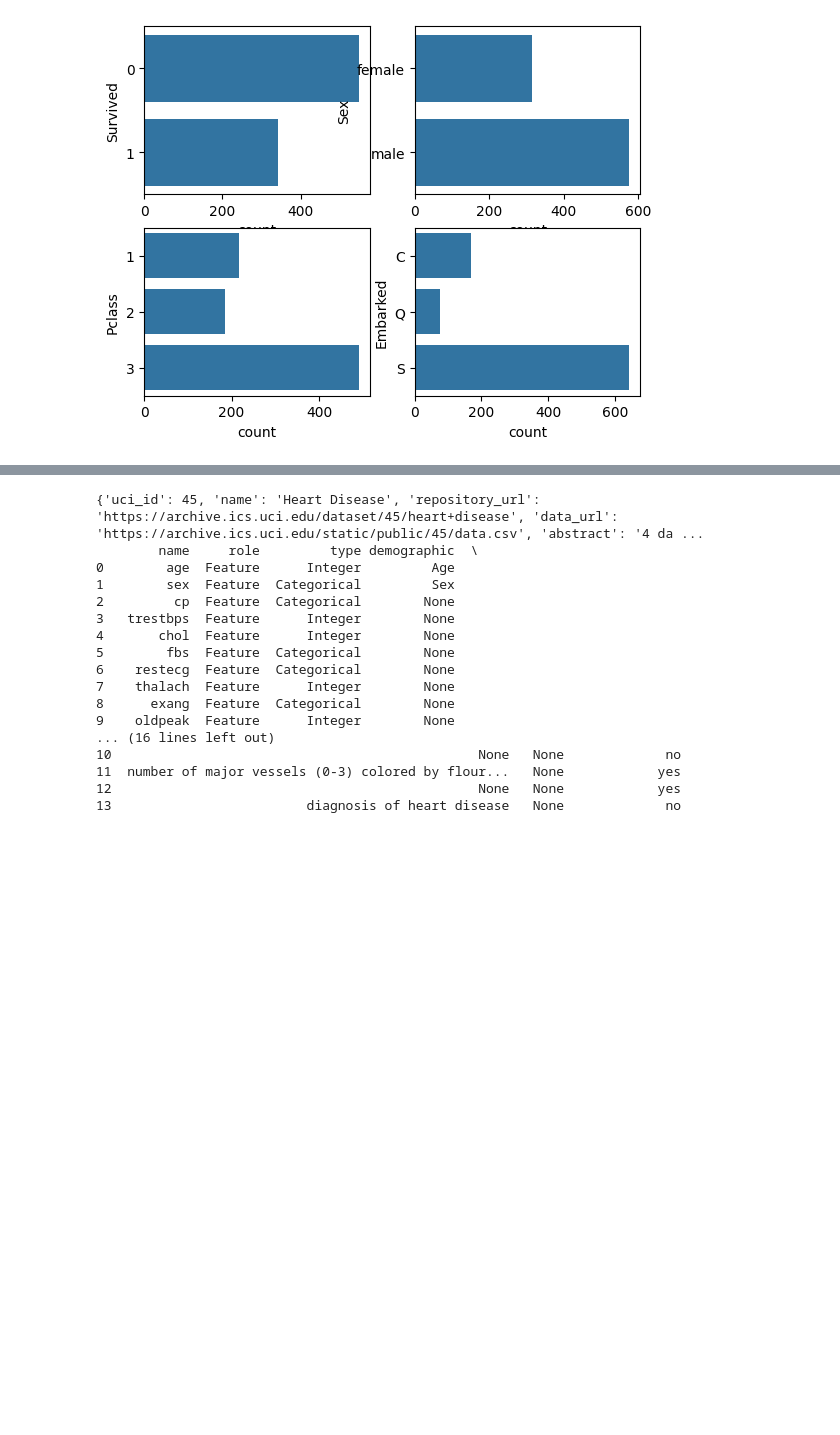
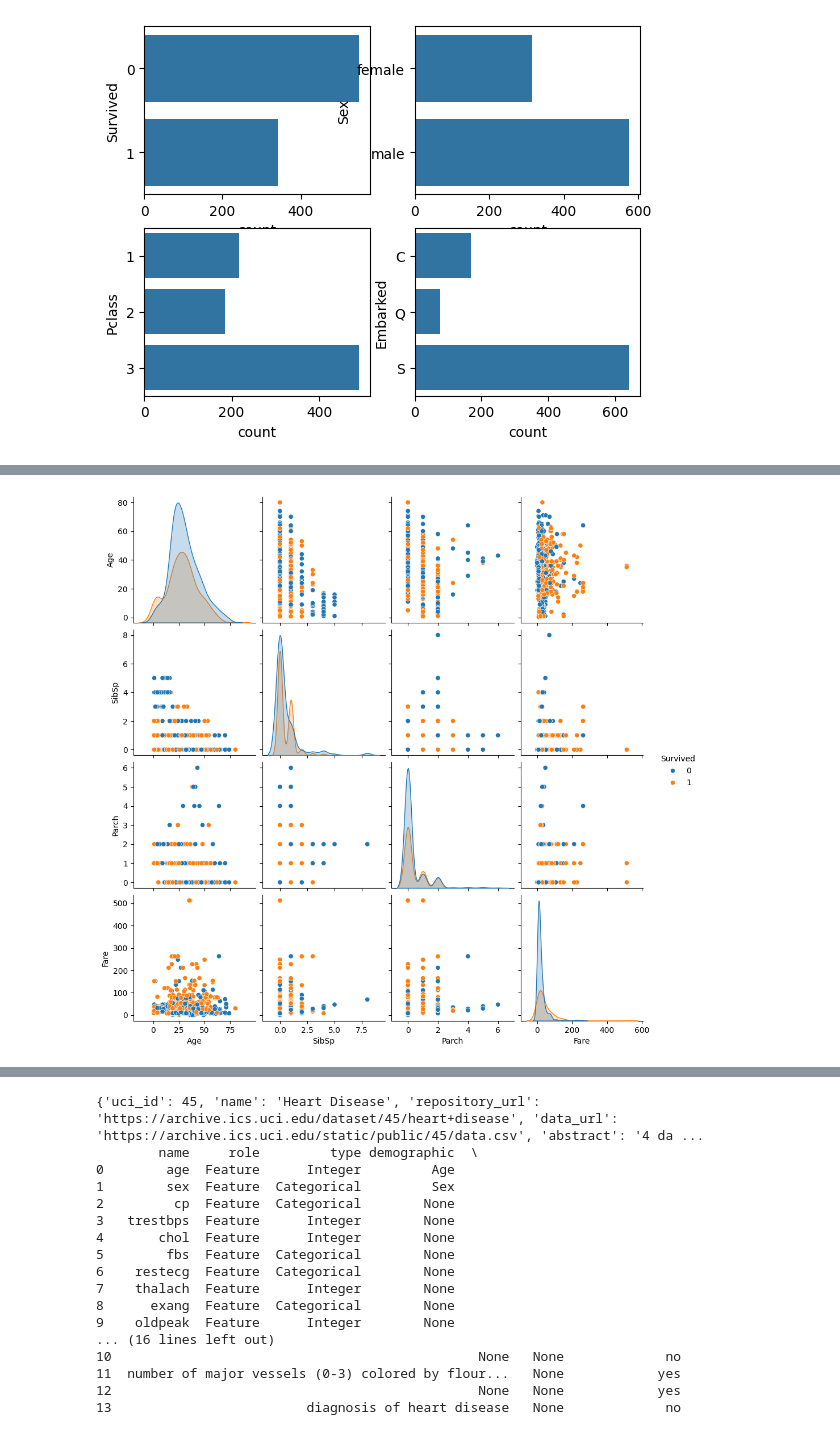
Before and after one commit to a70mico/titanic, a Jupyter notebook: notebook.ipynb, the cells around one changed output, grey strips where cells are left out. Cells and saved outputs as stored; diff of their text form; code cells hidden in the pictures; blank space fills up the shorter version.

```diff
--- a/notebook.ipynb
+++ b/notebook.ipynb
@@ -203,0 +251,5 @@ TypeError: DataFrame.select_dtypes() got an unexpected keyword argument 'inclued
+# %%
+sns.pairplot(data=df, hue="Survived", diag_kind="kde")
+plt.show()
+# %% [output]
+[figure, added]
```
Also changed, not shown: parts of 28 cells of this notebook.
